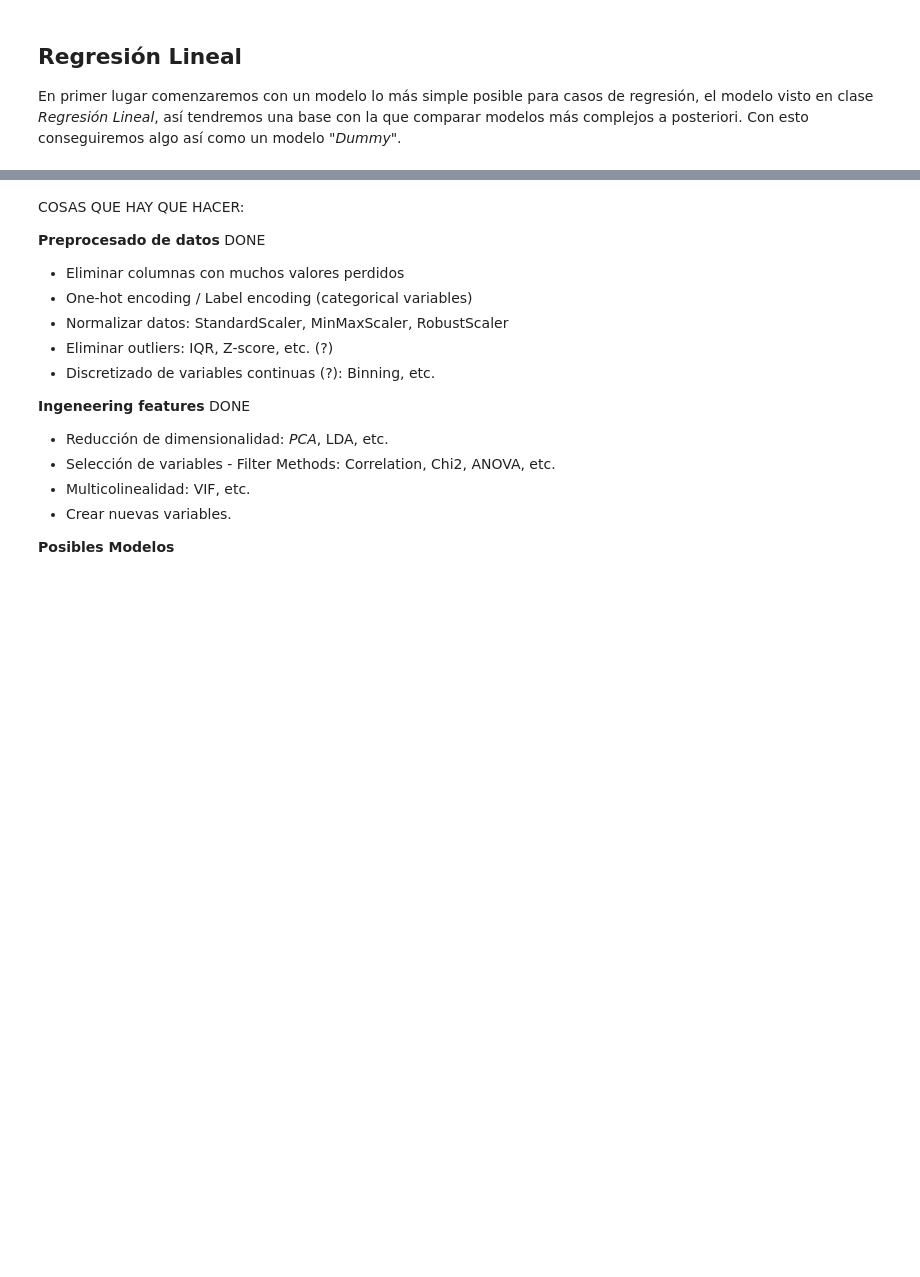
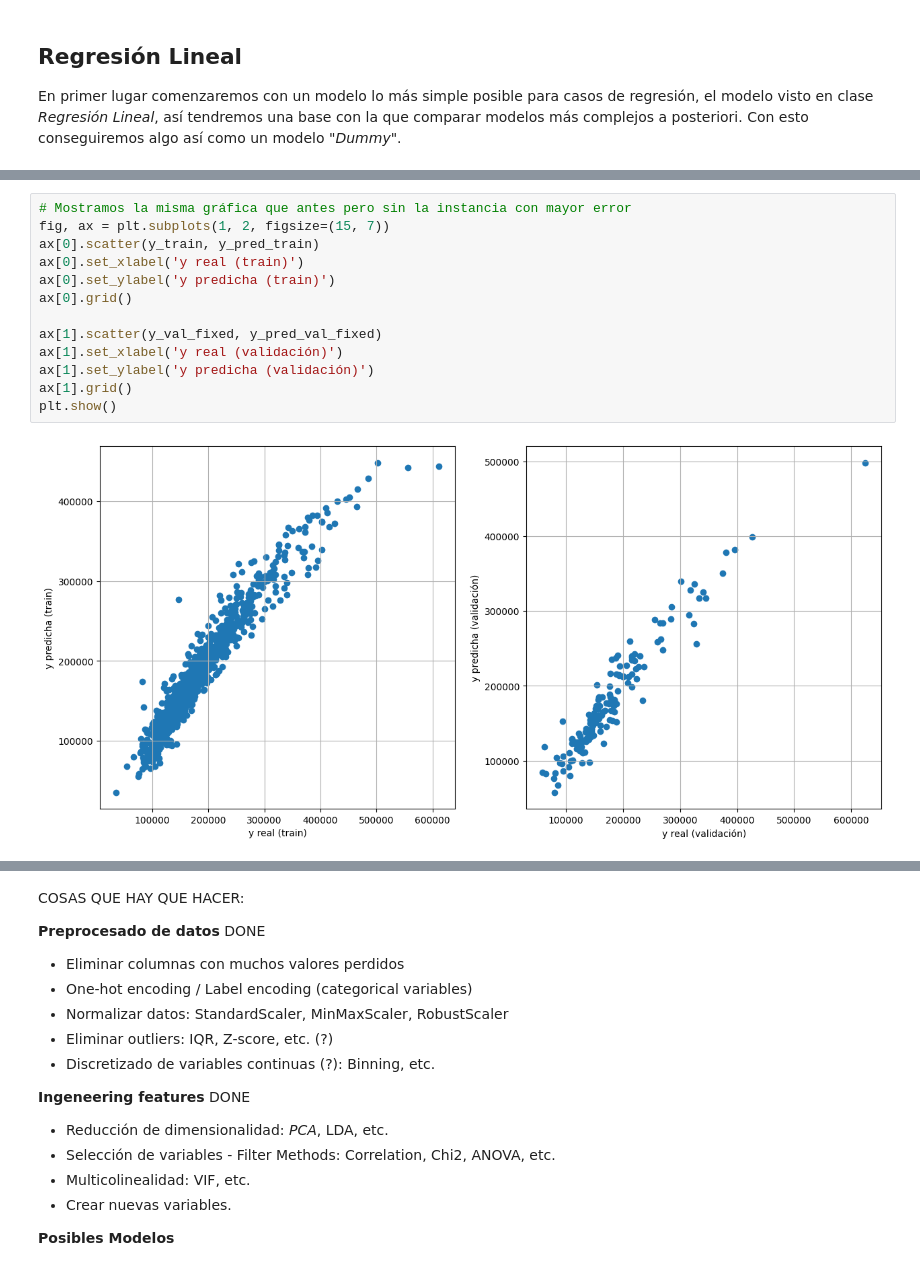
Before and after one commit to miggilcas/iacd_ds_project, a Jupyter notebook: iacd_ds_project.ipynb, the cells around one changed output, grey strips where cells are left out. Cells and saved outputs as stored; diff of their text form; blank space fills up the shorter version.

```diff
--- a/iacd_ds_project.ipynb
+++ b/iacd_ds_project.ipynb
@@ -602,0 +770,15 @@ Por lo tanto, vamos a obtener una medida de rendimiento de este modelo usando va
+# %%
+# Mostramos la misma gráfica que antes pero sin la instancia con mayor error
+fig, ax = plt.subplots(1, 2, figsize=(15, 7))
+ax[0].scatter(y_train, y_pred_train)
+ax[0].set_xlabel('y real (train)')
+ax[0].set_ylabel('y predicha (train)')
+ax[0].grid()
+
+ax[1].scatter(y_val_fixed, y_pred_val_fixed)
+ax[1].set_xlabel('y real (validación)')
+ax[1].set_ylabel('y predicha (validación)')
+ax[1].grid()
+plt.show()
+# %% [output]
+[figure, added]
```
Also changed, not shown: parts of 65 cells of this notebook.
